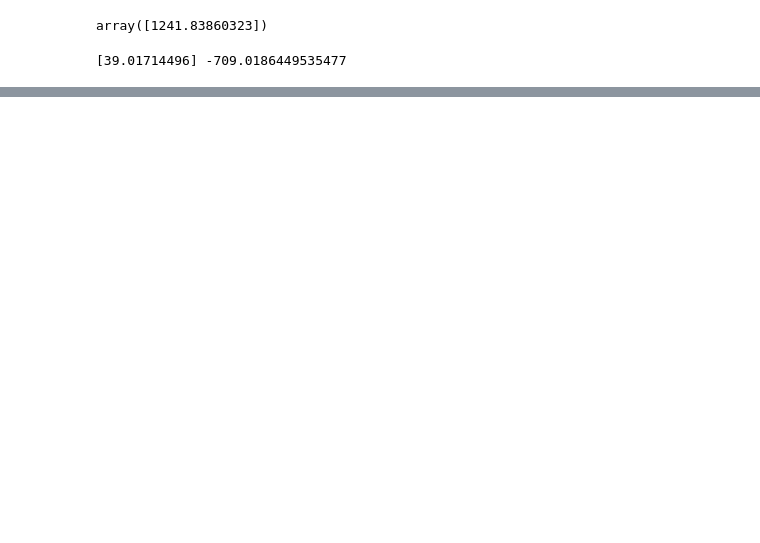
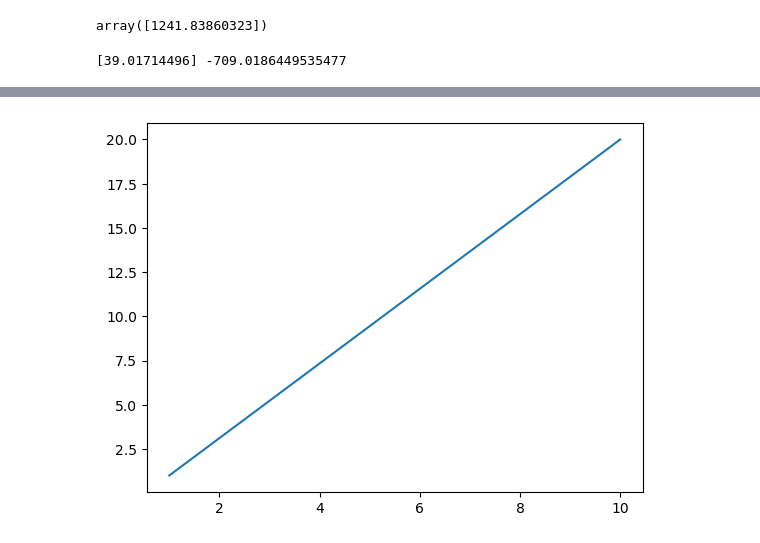
Before and after one commit to neymaru/machine-learning-study, a Jupyter notebook: Note/25.선형회귀.ipynb, the cells around one changed output, grey strips where cells are left out. Cells and saved outputs as stored; diff of their text form; code cells hidden in the pictures; blank space fills up the shorter version.

```diff
--- a/Note/25.선형회귀.ipynb
+++ b/Note/25.선형회귀.ipynb
@@ -148,0 +186,9 @@ print(lr.coef_, lr.intercept_)
+# %%
+# 참고
+plt.plot(
+    [1, 10],
+    [1, 20]
+)
+plt.show()
+# %% [output]
+[figure, added]
```
Also changed, not shown: parts of 22 cells of this notebook.
